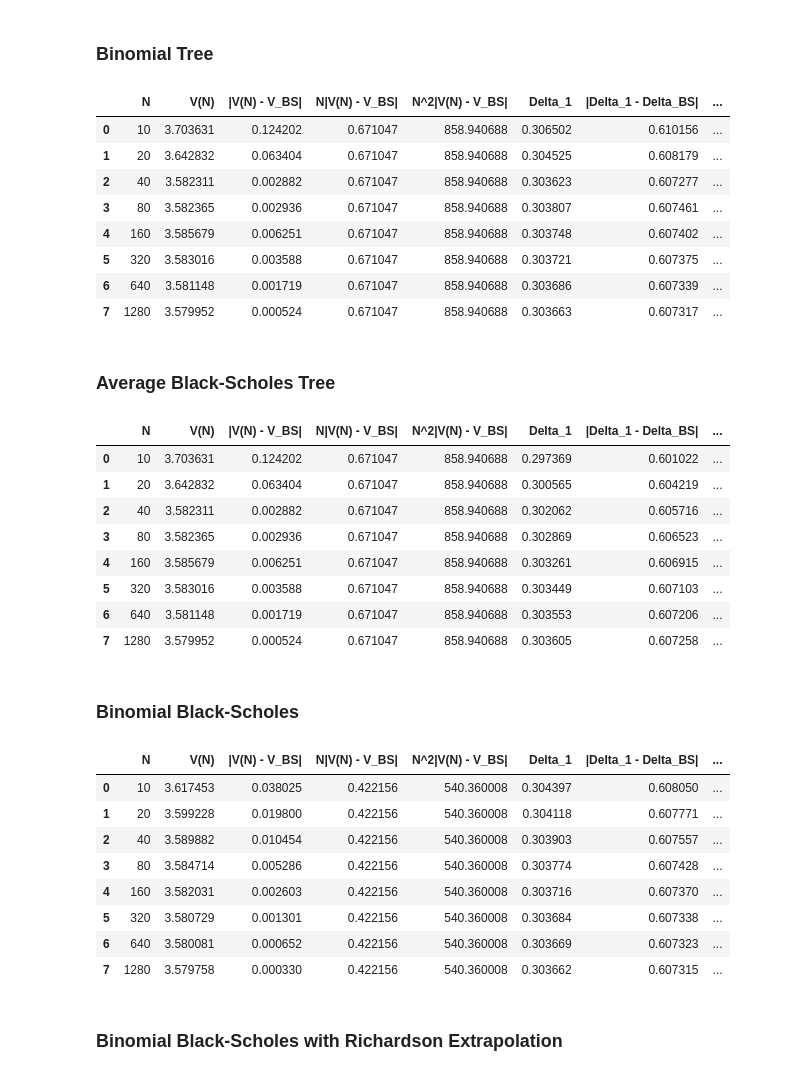
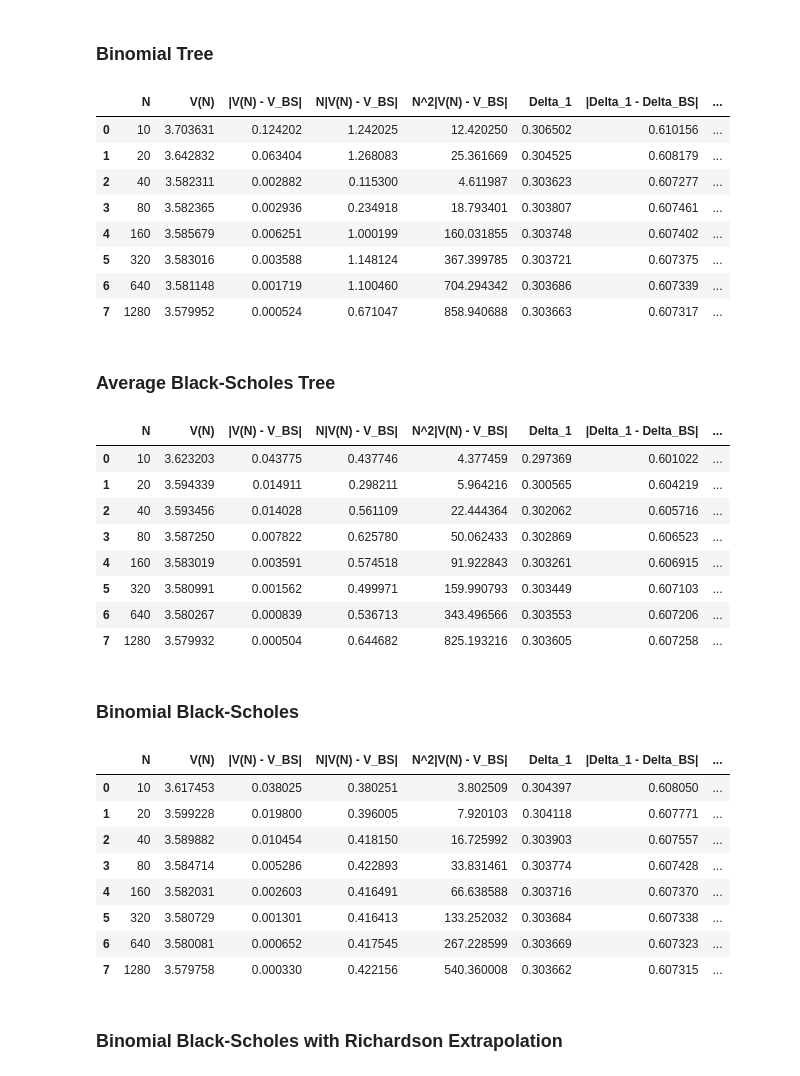
Before and after one commit to karaniitmadras/MTH9821-numerical-method-for-financial-engineering, a Jupyter notebook: HW3/MTH9821_HW3_NUM1.ipynb, the cells around one changed output. Cells and saved outputs as stored; diff of their text form; code cells hidden in the pictures.

```diff
--- a/HW3/MTH9821_HW3_NUM1.ipynb
+++ b/HW3/MTH9821_HW3_NUM1.ipynb
@@ -528,8 +528,8 @@ for i in range(len(N)):
 
     # approximation error
     EP_BT_approximation_error[i] = approximation_error(EP_BT[i], V_BS)
-    EP_BT_linear_approximation_error = linear_approximation_error(EP_BT[i], V_BS, N[i])
-    EP_BT_quadratic_approximation_error = quadratic_approximation_error(EP_BT[i], V_BS, N[i])
+    EP_BT_linear_approximation_error[i] = linear_approximation_error(EP_BT[i], V_BS, N[i])
+    EP_BT_quadratic_approximation_error[i] = quadratic_approximation_error(EP_BT[i], V_BS, N[i])
 
     EP_BT_delta[i] = delta_1(V_1_0, V_1_1, S_1_0, S_1_1)
     EP_BT_delta_error[i] = approximation_error(EP_BT_delta[i] , Delta_BS)
@@ -555,13 +555,13 @@ binomial_tree_res = pd.DataFrame({
 binomial_tree_res
 # %% [output]
 |  | N | V(N) | |V(N) - V_BS| | N|V(N) - V_BS| | N^2|V(N) - V_BS| | Delta_1 | |Delta_1 - Delta_BS| | ... |
-| 0 | 10 | 3.703631 | 0.124202 | 0.671047 | 858.940688 | 0.306502 | 0.610156 | ... |
-| 1 | 20 | 3.642832 | 0.063404 | 0.671047 | 858.940688 | 0.304525 | 0.608179 | ... |
-| 2 | 40 | 3.582311 | 0.002882 | 0.671047 | 858.940688 | 0.303623 | 0.607277 | ... |
-| 3 | 80 | 3.582365 | 0.002936 | 0.671047 | 858.940688 | 0.303807 | 0.607461 | ... |
-| 4 | 160 | 3.585679 | 0.006251 | 0.671047 | 858.940688 | 0.303748 | 0.607402 | ... |
-| 5 | 320 | 3.583016 | 0.003588 | 0.671047 | 858.940688 | 0.303721 | 0.607375 | ... |
-| 6 | 640 | 3.581148 | 0.001719 | 0.671047 | 858.940688 | 0.303686 | 0.607339 | ... |
+| 0 | 10 | 3.703631 | 0.124202 | 1.242025 | 12.420250 | 0.306502 | 0.610156 | ... |
+| 1 | 20 | 3.642832 | 0.063404 | 1.268083 | 25.361669 | 0.304525 | 0.608179 | ... |
+| 2 | 40 | 3.582311 | 0.002882 | 0.115300 | 4.611987 | 0.303623 | 0.607277 | ... |
+| 3 | 80 | 3.582365 | 0.002936 | 0.234918 | 18.793401 | 0.303807 | 0.607461 | ... |
+| 4 | 160 | 3.585679 | 0.006251 | 1.000199 | 160.031855 | 0.303748 | 0.607402 | ... |
+| 5 | 320 | 3.583016 | 0.003588 | 1.148124 | 367.399785 | 0.303721 | 0.607375 | ... |
+| 6 | 640 | 3.581148 | 0.001719 | 1.100460 | 704.294342 | 0.303686 | 0.607339 | ... |
 | 7 | 1280 | 3.579952 | 0.000524 | 0.671047 | 858.940688 | 0.303663 | 0.607317 | ... |
 # %% [markdown]
 ### Average Black-Scholes Tree
@@ -614,45 +614,45 @@ for i in range(len(N)):
     S_2_2 = S0 * d**2
 
     # value from binomial tree pricer
-    EP_ABT[i] = binomial_pricer(S0, K, T, r, q, sigma, N[i], CallPutType.Put, EuroAmerType.EnuropeanOption)
+    EP_ABT[i] = avg_binomial_pricer(S0, K, T, r, q, sigma, N[i], CallPutType.Put, EuroAmerType.EnuropeanOption)
 
     # approximation error
     EP_ABT_approximation_error[i] = approximation_error(EP_ABT[i], V_BS)
-    EP_ABT_linear_approximation_error = linear_approximation_error(EP_ABT[i], V_BS, N[i])
-    EP_ABT_quadratic_approximation_error = quadratic_approximation_error(EP_ABT[i], V_BS, N[i])
+    EP_ABT_linear_approximation_error[i] = linear_approximation_error(EP_ABT[i], V_BS, N[i])
+    EP_ABT_quadratic_approximation_error[i] = quadratic_approximation_error(EP_ABT[i], V_BS, N[i])
 
     EP_ABT_delta[i] = delta_1(V_1_0, V_1_1, S_1_0, S_1_1)
     EP_ABT_delta_error[i] = approximation_error(EP_ABT_delta[i] , Delta_BS)
     EP_ABT_gamma[i] = gamma_1(V_2_0, V_2_1, V_2_2, S_2_0, S_2_1, S_2_2)
     EP_ABT_gamma_error[i] = approximation_error(EP_ABT_gamma[i], Gamma_BS)
     EP_ABT_theta[i] = theta_1(V_2_1, V_0_0, T, N[i])
     EP_ABT_theta_error[i] = approximation_error(EP_ABT_theta[i], Theta_BS)
 
 average_binomial_tree_res = pd.DataFrame({
     "N": N,
     "V(N)": EP_ABT,
     "|V(N) - V_BS|": EP_ABT_approximation_error,
     "N|V(N) - V_BS|": EP_ABT_linear_approximation_error,
     "N^2|V(N) - V_BS|": EP_ABT_quadratic_approximation_error,
     "Delta_1": EP_ABT_delta,
     "|Delta_1 - Delta_BS|": EP_ABT_delta_error,
     "Gamma_1": EP_ABT_gamma,
     "|Gamma_1 - Gamma_BS|":EP_ABT_gamma_error,
     "Theta_1": EP_ABT_theta,
     "|Theta_1 - Theta_BS|": EP_ABT_theta_error,
 })
 
 average_binomial_tree_res
 # %% [output]
 |  | N | V(N) | |V(N) - V_BS| | N|V(N) - V_BS| | N^2|V(N) - V_BS| | Delta_1 | |Delta_1 - Delta_BS| | ... |
-| 0 | 10 | 3.703631 | 0.124202 | 0.671047 | 858.940688 | 0.297369 | 0.601022 | ... |
-| 1 | 20 | 3.642832 | 0.063404 | 0.671047 | 858.940688 | 0.300565 | 0.604219 | ... |
-| 2 | 40 | 3.582311 | 0.002882 | 0.671047 | 858.940688 | 0.302062 | 0.605716 | ... |
-| 3 | 80 | 3.582365 | 0.002936 | 0.671047 | 858.940688 | 0.302869 | 0.606523 | ... |
-| 4 | 160 | 3.585679 | 0.006251 | 0.671047 | 858.940688 | 0.303261 | 0.606915 | ... |
-| 5 | 320 | 3.583016 | 0.003588 | 0.671047 | 858.940688 | 0.303449 | 0.607103 | ... |
-| 6 | 640 | 3.581148 | 0.001719 | 0.671047 | 858.940688 | 0.303553 | 0.607206 | ... |
-| 7 | 1280 | 3.579952 | 0.000524 | 0.671047 | 858.940688 | 0.303605 | 0.607258 | ... |
+| 0 | 10 | 3.623203 | 0.043775 | 0.437746 | 4.377459 | 0.297369 | 0.601022 | ... |
+| 1 | 20 | 3.594339 | 0.014911 | 0.298211 | 5.964216 | 0.300565 | 0.604219 | ... |
+| 2 | 40 | 3.593456 | 0.014028 | 0.561109 | 22.444364 | 0.302062 | 0.605716 | ... |
+| 3 | 80 | 3.587250 | 0.007822 | 0.625780 | 50.062433 | 0.302869 | 0.606523 | ... |
+| 4 | 160 | 3.583019 | 0.003591 | 0.574518 | 91.922843 | 0.303261 | 0.606915 | ... |
+| 5 | 320 | 3.580991 | 0.001562 | 0.499971 | 159.990793 | 0.303449 | 0.607103 | ... |
+| 6 | 640 | 3.580267 | 0.000839 | 0.536713 | 343.496566 | 0.303553 | 0.607206 | ... |
+| 7 | 1280 | 3.579932 | 0.000504 | 0.644682 | 825.193216 | 0.303605 | 0.607258 | ... |
 # %% [markdown]
 ### Binomial Black-Scholes
 # %%
@@ -756,8 +756,8 @@ for i in range(len(N)):
 
     # approximation error
     EP_BBS_approximation_error[i] = approximation_error(EP_BBS[i], V_BS)
-    EP_BBS_linear_approximation_error = linear_approximation_error(EP_BBS[i], V_BS, N[i])
-    EP_BBS_quadratic_approximation_error = quadratic_approximation_error(EP_BBS[i], V_BS, N[i])
+    EP_BBS_linear_approximation_error[i] = linear_approximation_error(EP_BBS[i], V_BS, N[i])
+    EP_BBS_quadratic_approximation_error[i] = quadratic_approximation_error(EP_BBS[i], V_BS, N[i])
 
     EP_BBS_delta[i] = delta_1(V_1_0, V_1_1, S_1_0, S_1_1)
     EP_BBS_delta_error[i] = approximation_error(EP_BBS_delta[i] , Delta_BS)
@@ -783,13 +783,13 @@ BBS_tree_res = pd.DataFrame({
 BBS_tree_res
 # %% [output]
 |  | N | V(N) | |V(N) - V_BS| | N|V(N) - V_BS| | N^2|V(N) - V_BS| | Delta_1 | |Delta_1 - Delta_BS| | ... |
-| 0 | 10 | 3.617453 | 0.038025 | 0.422156 | 540.360008 | 0.304397 | 0.608050 | ... |
-| 1 | 20 | 3.599228 | 0.019800 | 0.422156 | 540.360008 | 0.304118 | 0.607771 | ... |
-| 2 | 40 | 3.589882 | 0.010454 | 0.422156 | 540.360008 | 0.303903 | 0.607557 | ... |
-| 3 | 80 | 3.584714 | 0.005286 | 0.422156 | 540.360008 | 0.303774 | 0.607428 | ... |
-| 4 | 160 | 3.582031 | 0.002603 | 0.422156 | 540.360008 | 0.303716 | 0.607370 | ... |
-| 5 | 320 | 3.580729 | 0.001301 | 0.422156 | 540.360008 | 0.303684 | 0.607338 | ... |
-| 6 | 640 | 3.580081 | 0.000652 | 0.422156 | 540.360008 | 0.303669 | 0.607323 | ... |
+| 0 | 10 | 3.617453 | 0.038025 | 0.380251 | 3.802509 | 0.304397 | 0.608050 | ... |
+| 1 | 20 | 3.599228 | 0.019800 | 0.396005 | 7.920103 | 0.304118 | 0.607771 | ... |
+| 2 | 40 | 3.589882 | 0.010454 | 0.418150 | 16.725992 | 0.303903 | 0.607557 | ... |
+| 3 | 80 | 3.584714 | 0.005286 | 0.422893 | 33.831461 | 0.303774 | 0.607428 | ... |
+| 4 | 160 | 3.582031 | 0.002603 | 0.416491 | 66.638588 | 0.303716 | 0.607370 | ... |
+| 5 | 320 | 3.580729 | 0.001301 | 0.416413 | 133.252032 | 0.303684 | 0.607338 | ... |
+| 6 | 640 | 3.580081 | 0.000652 | 0.417545 | 267.228599 | 0.303669 | 0.607323 | ... |
 | 7 | 1280 | 3.579758 | 0.000330 | 0.422156 | 540.360008 | 0.303662 | 0.607315 | ... |
 # %% [markdown]
 ### Binomial Black-Scholes with Richardson Extrapolation
```
Also changed, not shown: parts of 2 cells of this notebook, 2 other files.
